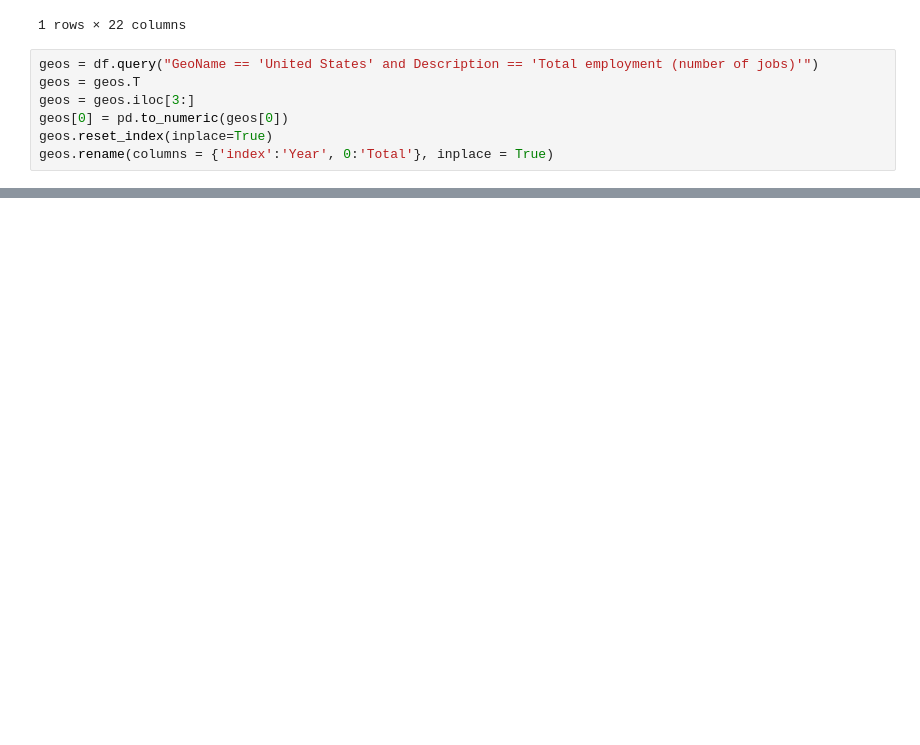
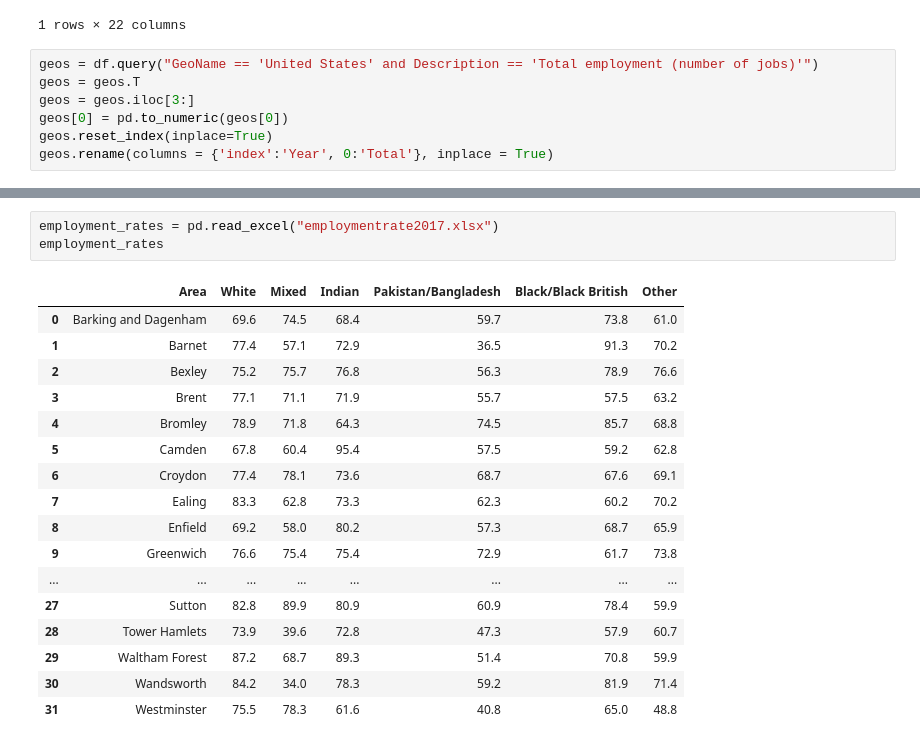
Before and after one commit to EarthmanAman/shared, a Jupyter notebook: 3 graphs.ipynb, the cells around one changed output, grey strips where cells are left out. Drawn from its saved outputs; the diff is of its cells as text; blank space fills up the shorter version.

```diff
--- a/3 graphs.ipynb
+++ b/3 graphs.ipynb
@@ -64,0 +65,21 @@ ax.figure.savefig("test.png")
+# %%
+employment_rates = pd.read_excel("employmentrate2017.xlsx")
+employment_rates
+# %% [output]
+|  | Area | White | Mixed | Indian | Pakistan/Bangladesh | Black/Black British | Other |
+| 0 | Barking and Dagenham | 69.6 | 74.5 | 68.4 | 59.7 | 73.8 | 61.0 |
+| 1 | Barnet | 77.4 | 57.1 | 72.9 | 36.5 | 91.3 | 70.2 |
+| 2 | Bexley | 75.2 | 75.7 | 76.8 | 56.3 | 78.9 | 76.6 |
+| 3 | Brent | 77.1 | 71.1 | 71.9 | 55.7 | 57.5 | 63.2 |
+| 4 | Bromley | 78.9 | 71.8 | 64.3 | 74.5 | 85.7 | 68.8 |
+| 5 | Camden | 67.8 | 60.4 | 95.4 | 57.5 | 59.2 | 62.8 |
+| 6 | Croydon | 77.4 | 78.1 | 73.6 | 68.7 | 67.6 | 69.1 |
+| 7 | Ealing | 83.3 | 62.8 | 73.3 | 62.3 | 60.2 | 70.2 |
+| 8 | Enfield | 69.2 | 58.0 | 80.2 | 57.3 | 68.7 | 65.9 |
+| 9 | Greenwich | 76.6 | 75.4 | 75.4 | 72.9 | 61.7 | 73.8 |
+| ... | ... | ... | ... | ... | ... | ... | ... |
+| 27 | Sutton | 82.8 | 89.9 | 80.9 | 60.9 | 78.4 | 59.9 |
+| 28 | Tower Hamlets | 73.9 | 39.6 | 72.8 | 47.3 | 57.9 | 60.7 |
+| 29 | Waltham Forest | 87.2 | 68.7 | 89.3 | 51.4 | 70.8 | 59.9 |
+| 30 | Wandsworth | 84.2 | 34.0 | 78.3 | 59.2 | 81.9 | 71.4 |
+| 31 | Westminster | 75.5 | 78.3 | 61.6 | 40.8 | 65.0 | 48.8 |
```
Also changed, not shown: parts of 3 cells of this notebook, 5 other files.
